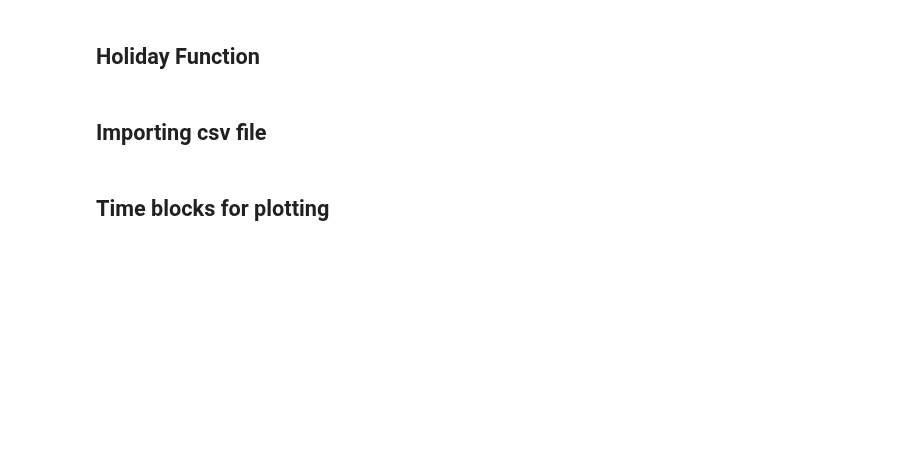
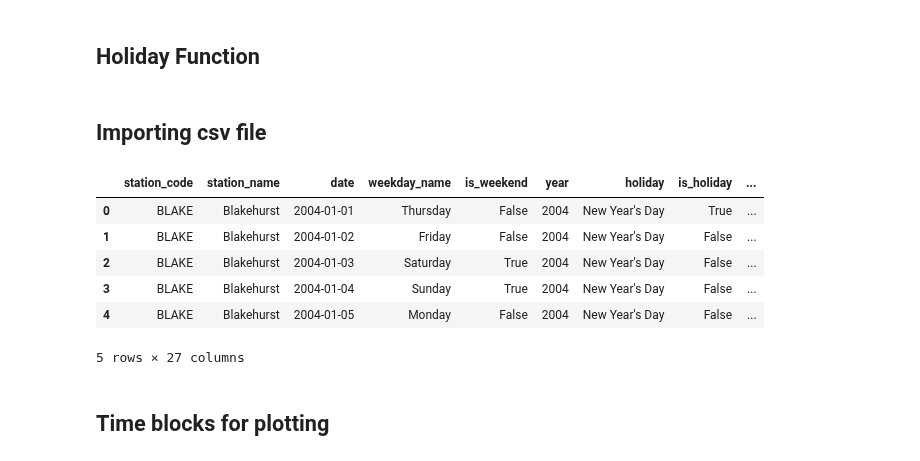
Before and after one commit to 21centuryweather/aus_substation_electricity, a Jupyter notebook: pia_notebooks/NSW_data/relative_ranking/mean_StD_variance_full_plots.ipynb, the cells around one changed output. Cells and saved outputs as stored; diff of their text form; code cells hidden in the pictures; blank space fills up the shorter version.

```diff
--- a/pia_notebooks/NSW_data/relative_ranking/mean_StD_variance_full_plots.ipynb
+++ b/pia_notebooks/NSW_data/relative_ranking/mean_StD_variance_full_plots.ipynb
@@ -59,6 +80,16 @@ import pandas as pd
 rank = pd.read_csv(
     "/home/565/pv3484/aus_substation_electricity/data/cleaned_data/full_nsw_relative_rank.csv"
 )
+# %%
+rank.head()
+# %% [output]
+|  | station_code | station_name | date | weekday_name | is_weekend | year | holiday | is_holiday | ... |
+| 0 | BLAKE | Blakehurst | 2004-01-01 | Thursday | False | 2004 | New Year's Day | True | ... |
+| 1 | BLAKE | Blakehurst | 2004-01-02 | Friday | False | 2004 | New Year's Day | False | ... |
+| 2 | BLAKE | Blakehurst | 2004-01-03 | Saturday | True | 2004 | New Year's Day | False | ... |
+| 3 | BLAKE | Blakehurst | 2004-01-04 | Sunday | True | 2004 | New Year's Day | False | ... |
+| 4 | BLAKE | Blakehurst | 2004-01-05 | Monday | False | 2004 | New Year's Day | False | ... |
+5 rows × 27 columns
 # %% [markdown]
 ## Time blocks for plotting
 # %%
```
Also changed, not shown: parts of 8 cells of this notebook, 2 other files.
